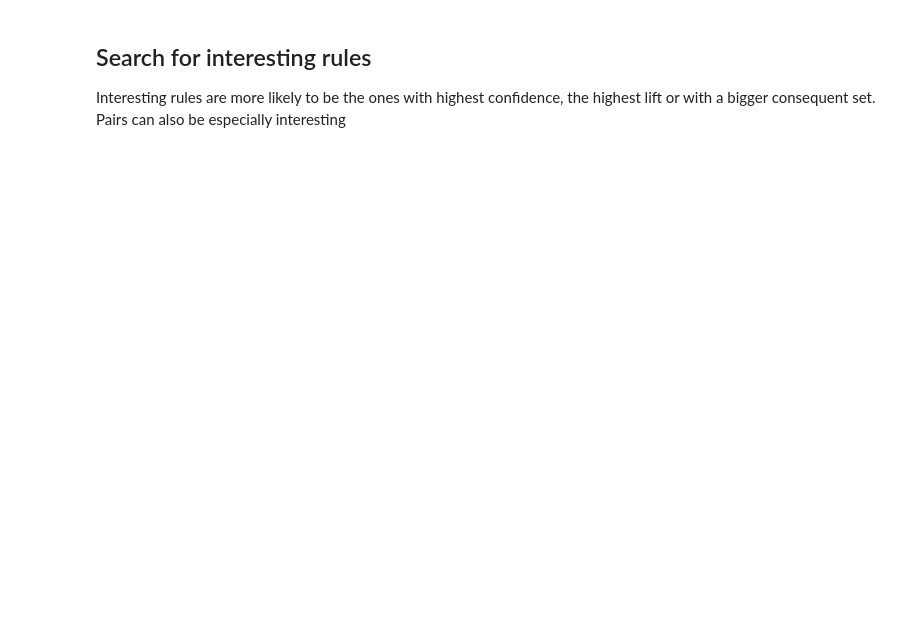
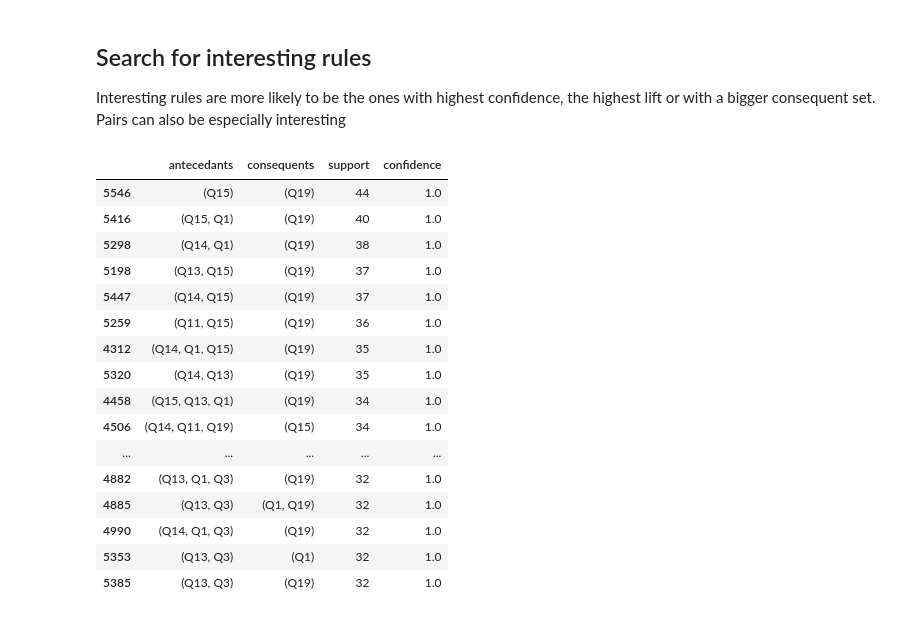
Before and after one commit to CyberCRI/dataanalysis-herocoli-redmetrics, a Jupyter notebook: v1.52/Data mining/ruleAssociationMining.ipynb, the cells around one changed output. Cells and saved outputs as stored; diff of their text form; code cells hidden in the pictures; blank space fills up the shorter version.

```diff
--- a/v1.52/Data mining/ruleAssociationMining.ipynb
+++ b/v1.52/Data mining/ruleAssociationMining.ipynb
@@ -46,8 +45,26 @@ rules.head()
 ## Search for interesting rules
 Interesting rules are more likely to be the ones with highest confidence, the highest lift or with a bigger consequent set. Pairs can also be especially interesting
 # %%
-# Sort rules by confidence and lift
-confidenceSortedRules = rules.sort_values(by = ["confidence", "lift"], ascending=[False, False])
+# Sort rules by confidence
+confidenceSortedRules = rulesDataframe.sort_values(by = ["confidence", "support"], ascending=[False, False])
 confidenceSortedRules.head(50)
+# %% [output]
+|  | antecedants | consequents | support | confidence |
+| 5546 | (Q15) | (Q19) | 44 | 1.0 |
+| 5416 | (Q15, Q1) | (Q19) | 40 | 1.0 |
+| 5298 | (Q14, Q1) | (Q19) | 38 | 1.0 |
+| 5198 | (Q13, Q15) | (Q19) | 37 | 1.0 |
+| 5447 | (Q14, Q15) | (Q19) | 37 | 1.0 |
+| 5259 | (Q11, Q15) | (Q19) | 36 | 1.0 |
+| 4312 | (Q14, Q1, Q15) | (Q19) | 35 | 1.0 |
+| 5320 | (Q14, Q13) | (Q19) | 35 | 1.0 |
+| 4458 | (Q15, Q13, Q1) | (Q19) | 34 | 1.0 |
+| 4506 | (Q14, Q11, Q19) | (Q15) | 34 | 1.0 |
+| ... | ... | ... | ... | ... |
+| 4882 | (Q13, Q1, Q3) | (Q19) | 32 | 1.0 |
+| 4885 | (Q13, Q3) | (Q1, Q19) | 32 | 1.0 |
+| 4990 | (Q14, Q1, Q3) | (Q19) | 32 | 1.0 |
+| 5353 | (Q13, Q3) | (Q1) | 32 | 1.0 |
+| 5385 | (Q13, Q3) | (Q19) | 32 | 1.0 |
 # %%
 # Sort rules by size of consequent set
```
Also changed, not shown: parts of 13 cells of this notebook, 2 other files.
